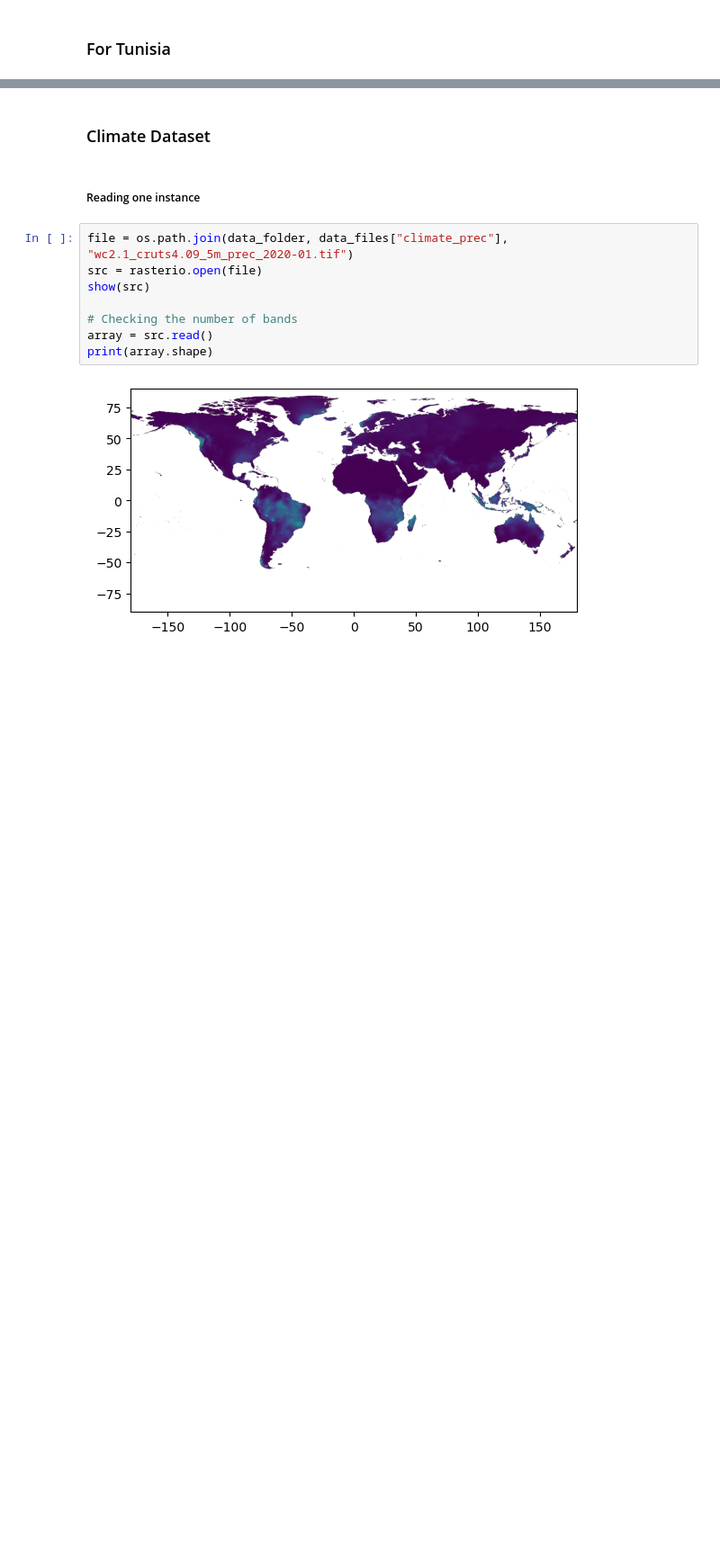
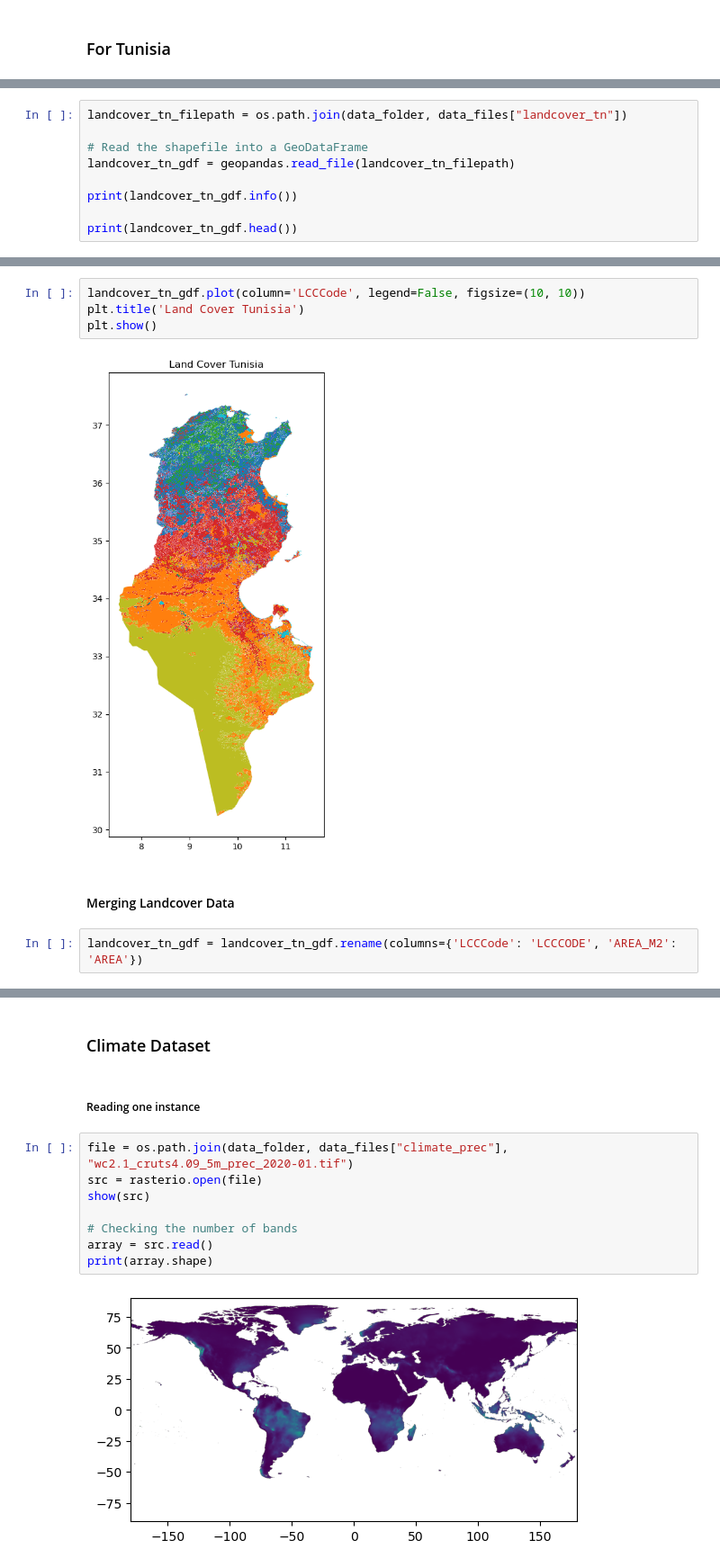
Before and after one commit to b-fatma/S2I-DM, a Jupyter notebook: main.ipynb, the cells around one changed output, grey strips where cells are left out. Shown at 90% size. Saved outputs shown, nothing was run; the diff lists cells and outputs as text; blank space fills up the shorter version.

```diff
--- a/main.ipynb
+++ b/main.ipynb
@@ -221,0 +178,9 @@ nombre de classes: 13
+# %%
+landcover_tn_filepath = os.path.join(data_folder, data_files["landcover_tn"])
+
+# Read the shapefile into a GeoDataFrame
+landcover_tn_gdf = geopandas.read_file(landcover_tn_filepath)
+
+print(landcover_tn_gdf.info())
+
+print(landcover_tn_gdf.head())
@@ -221,0 +205,10 @@ nombre de classes: 13
+# %%
+landcover_tn_gdf.plot(column='LCCCode', legend=False, figsize=(10, 10))
+plt.title('Land Cover Tunisia')
+plt.show()
+# %% [output]
+[figure, added]
+# %% [markdown]
+#### Merging Landcover Data
+# %%
+landcover_tn_gdf = landcover_tn_gdf.rename(columns={'LCCCode': 'LCCCODE', 'AREA_M2': 'AREA'})
```
Also changed, not shown: parts of 33 cells of this notebook, 39 other files.
